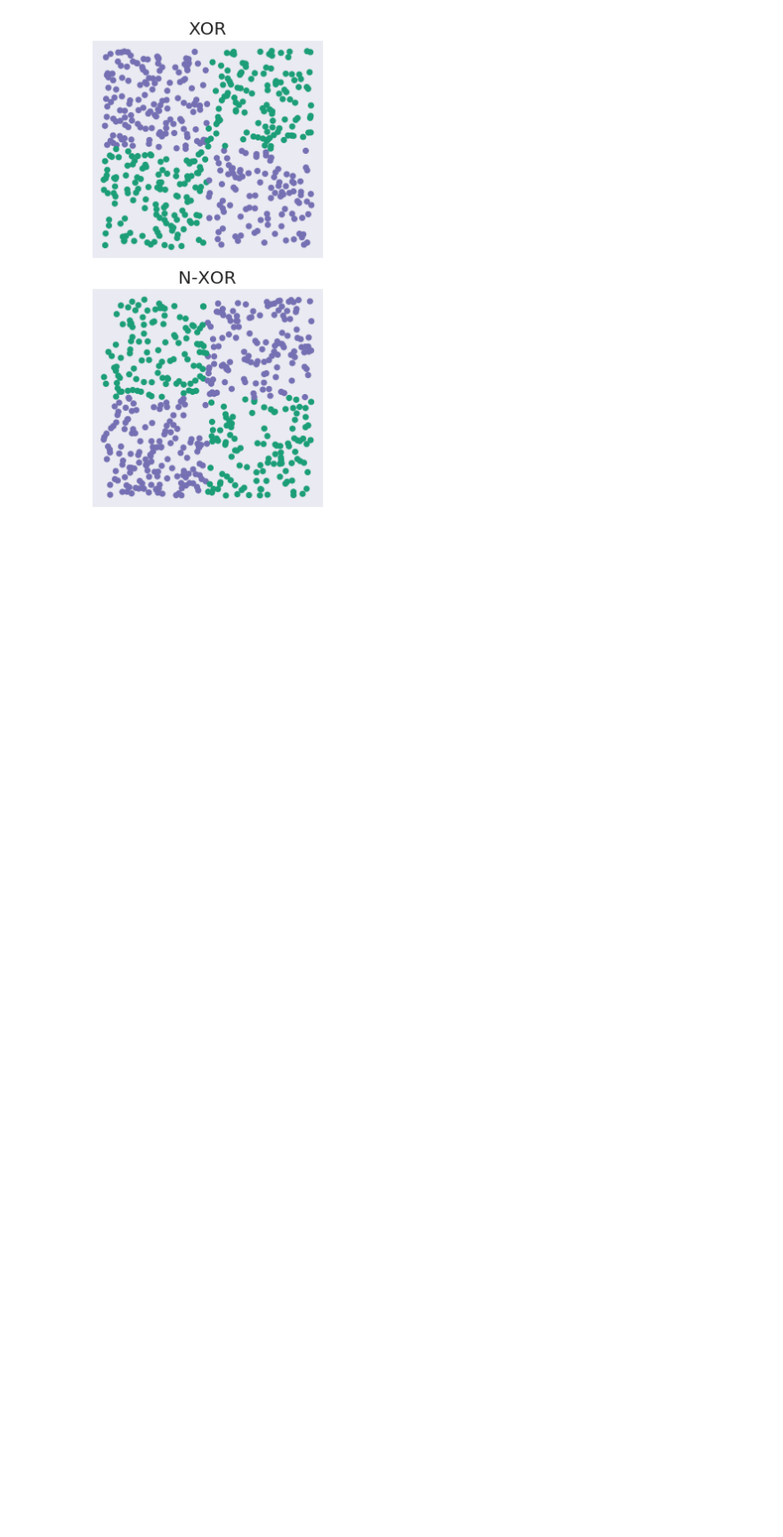
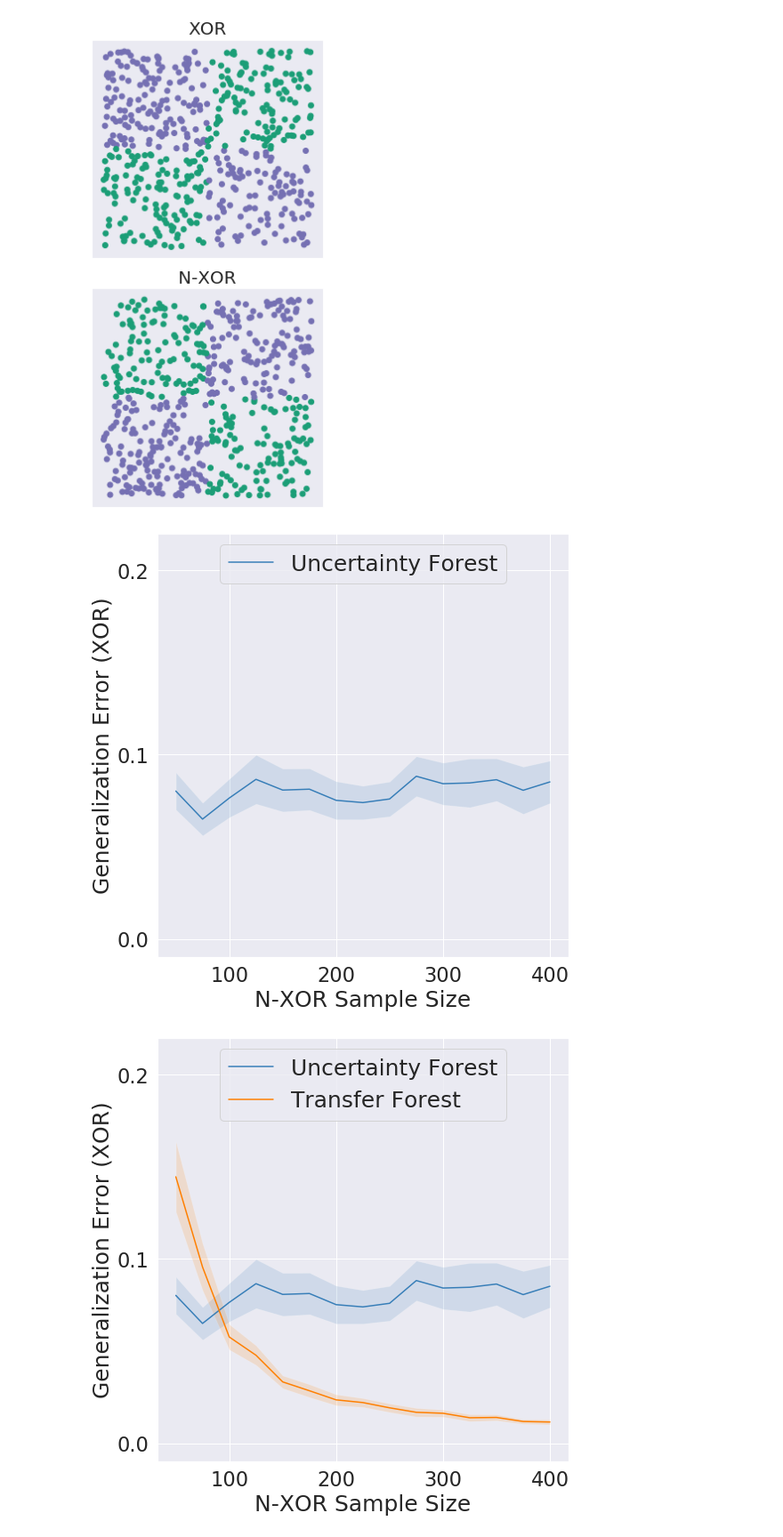
Before and after one commit to neurodata/lifelong-learning, a Jupyter notebook: cef/paper-figs-generator-local.ipynb, the cells around one changed output. Shown at 89% size. Saved outputs shown, nothing was run; the diff lists cells and outputs as text; code cells hidden in the pictures; blank space fills up the shorter version.

```diff
--- a/cef/paper-figs-generator-local.ipynb
+++ b/cef/paper-figs-generator-local.ipynb
@@ -509,7 +509,7 @@ for j, name in enumerate(names):
         ax1.legend(loc='upper center', fontsize=fontsize)
         ax1.set_ylim(-0.01, 0.22)
         ax1.set_xlabel('N-XOR Sample Size', fontsize=fontsize)
-        ax2.tick_params(labelsize=labelsize)
+        ax1.tick_params(labelsize=labelsize)
         ax1.set_yticks([0, 0.1, 0.2])
         ax1.set_xticks([100, 200, 300, 400])
     plt.tight_layout()
@@ -524,30 +524,33 @@ for j, name in enumerate(names):
     for i, algo in enumerate(algorithms[:j+1]):
         ax2.plot(n_nxor, mean_error_xor_nxor[i+algo_offset], label=algo, c=colors[i])
         ax2.fill_between(n_nxor,
                 mean_error_xor_nxor[i+algo_offset] + 1.96*std_error_xor_nxor[i+algo_offset]/np.sqrt(n_mc),
                 mean_error_xor_nxor[i+algo_offset] - 1.96*std_error_xor_nxor[i+algo_offset]/np.sqrt(n_mc),
                 where=mean_error_xor_nxor[i+algo_offset] + 1.96*std_error_xor_nxor[i+algo_offset]/np.sqrt(n_mc) >= mean_error_xor_nxor[i+algo_offset] - 1.96*std_error_xor_nxor[i+algo_offset]/np.sqrt(n_mc),
                 facecolor=colors[i],
                 alpha=0.15,
                 interpolate=True)
 
     if name is 'lifelong':
         ax2.set_ylabel('Generalization Error (N-XOR)', fontsize=fontsize)
 #         ax2.legend(loc='upper center', fontsize=25)
         ax2.set_ylim(-0.01, 0.31)
         ax2.set_xlabel('N-XOR Sample Size', fontsize=fontsize)
         ax2.tick_params(labelsize=labelsize)
         ax2.set_yticks([0, 0.15, 0.3])
         ax2.set_xticks([100, 200, 300, 400])
 
     else:
         ax2.set_ylabel('Generalization Error (N-XOR)', fontsize=fontsize)
         ax2.legend(loc='upper center', fontsize=fontsize)
         ax2.set_ylim(-0.01, 0.31)
         ax2.set_xlabel('N-XOR Sample Size', fontsize=fontsize)
         ax2.tick_params(labelsize=labelsize)
         ax2.set_yticks([0, 0.15, 0.3])
         ax2.set_xticks([100, 200, 300, 400])
     plt.tight_layout()
 
     plt.savefig('nxor_xor_%s.png'%(name), dpi=500)
+# %% [output]
+[figure, added]
+[figure, added]
```
Also changed, not shown: parts of 2 cells of this notebook, 6 other files.
